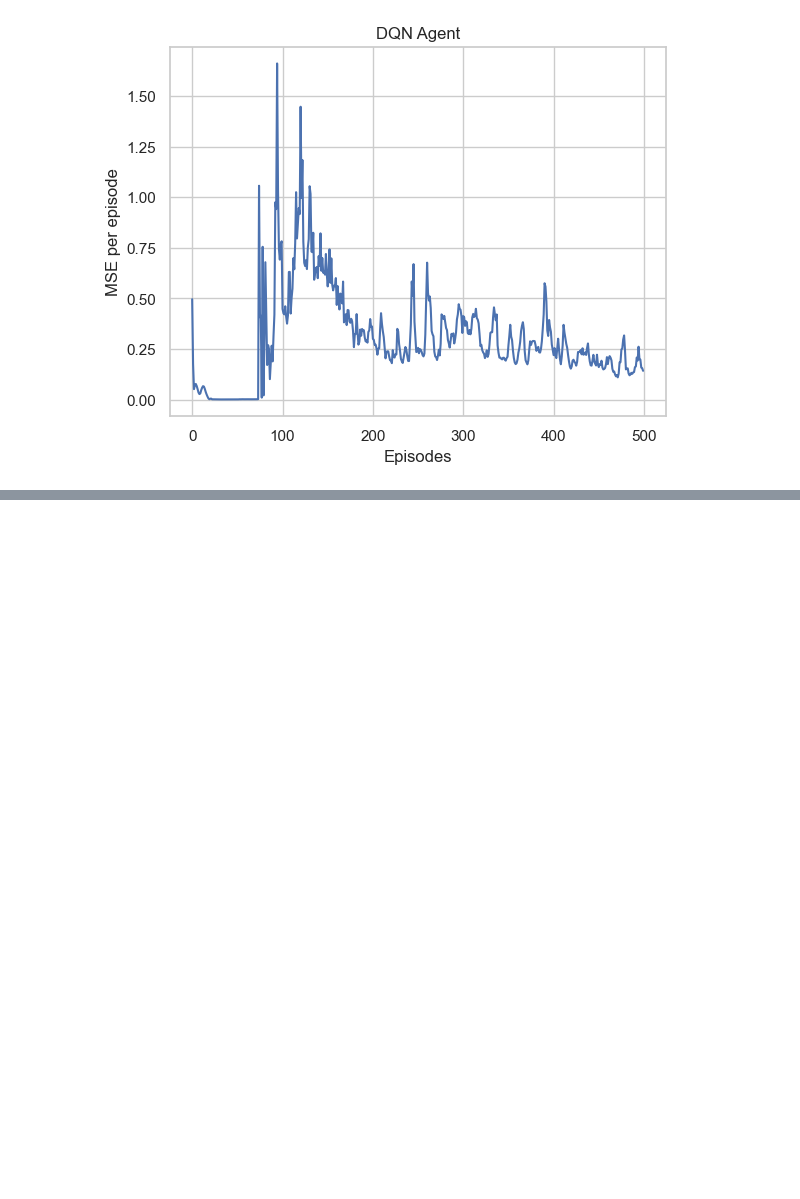
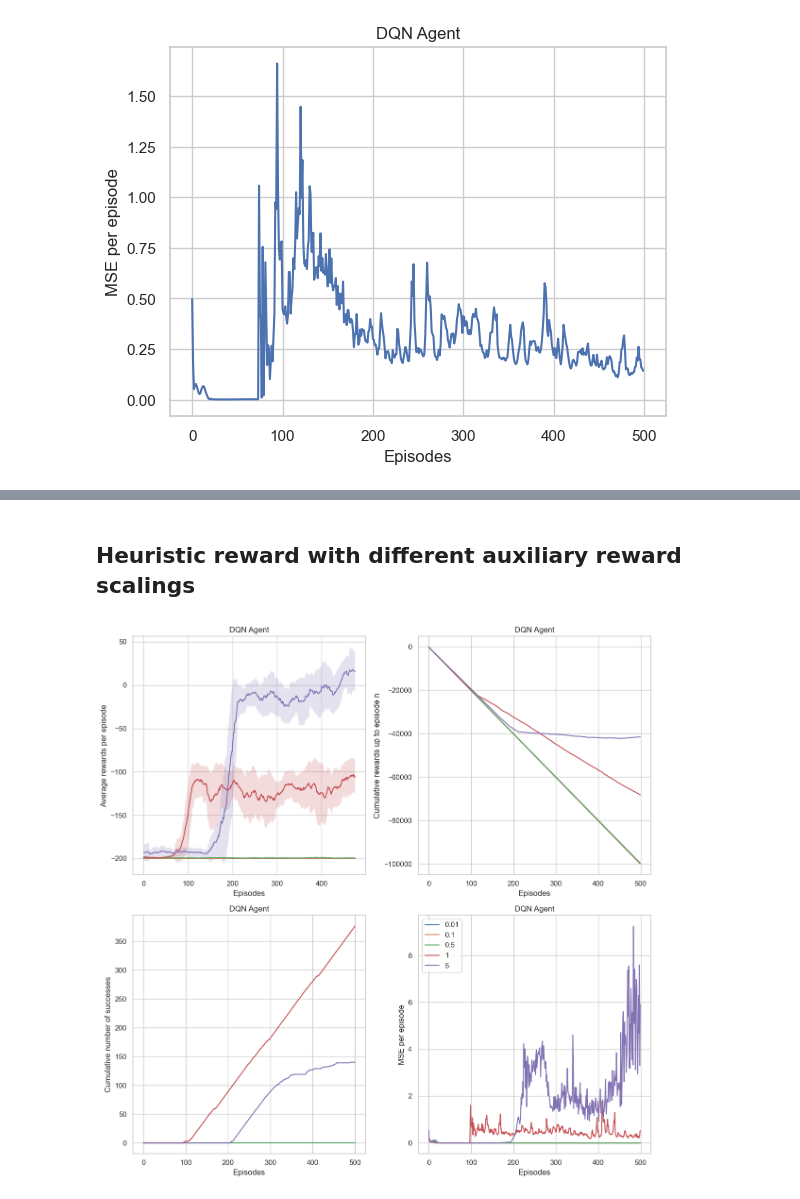
Before and after one commit to LionelSafar/Rolls-Royce-Peak-Plower, a Jupyter notebook: main.ipynb, the cells around one changed output, grey strips where cells are left out. Cells and saved outputs as stored; diff of their text form; code cells hidden in the pictures; blank space fills up the shorter version.

```diff
--- a/main.ipynb
+++ b/main.ipynb
@@ -482,0 +553,24 @@ domain_training_stats['num_successes']
+# %% [markdown]
+## Heuristic reward with different auxiliary reward scalings
+# %%
+reward_factors = [0.01, 0.1, 0.5, 1, 5]
+fig, ax = plt.subplots(2, 2, figsize=(12, 12))
+legend = []
+aux_dicts = {}
+for reward_factor in reward_factors:
+    dqn_agent_domain_based = DQNAgent(trainable=True, save_name=save_name_domain_based)
+    domain_training_stats = run(dqn_agent_domain_based, 500,
+                                reward_function='domain-based',
+                                aux_reward_scale=reward_factor)
+    aux_dicts[f'domain_training_{reward_factor}'] = domain_training_stats
+    domain_reward_dict = {key: domain_training_stats[key] for key in reward_keys[0:1]}
+    plot_mean_reward_per_episode(domain_reward_dict, dqn_agent_1000.__class__.__name__,  ax=ax[0, 0])
+    plot_cumulative_rewards(domain_reward_dict, dqn_agent_1000.__class__.__name__, ax=ax[0, 1])
+    plot_success(domain_training_stats, dqn_agent_1000.__class__.__name__, ax=ax[1, 0])
+    plot_loss_per_episode(domain_training_stats['episodes_mean_loss'], dqn_agent_1000.__class__.__name__, ax=ax[1, 1])
+    legend.append(f'{reward_factor}')
+plt.legend(legend)
+plt.tight_layout()
+plt.savefig('auxiliary_reward_variation.png')
+# %% [output]
+[figure, added]
```
Also changed, not shown: parts of 14 cells of this notebook, 3 other files.
